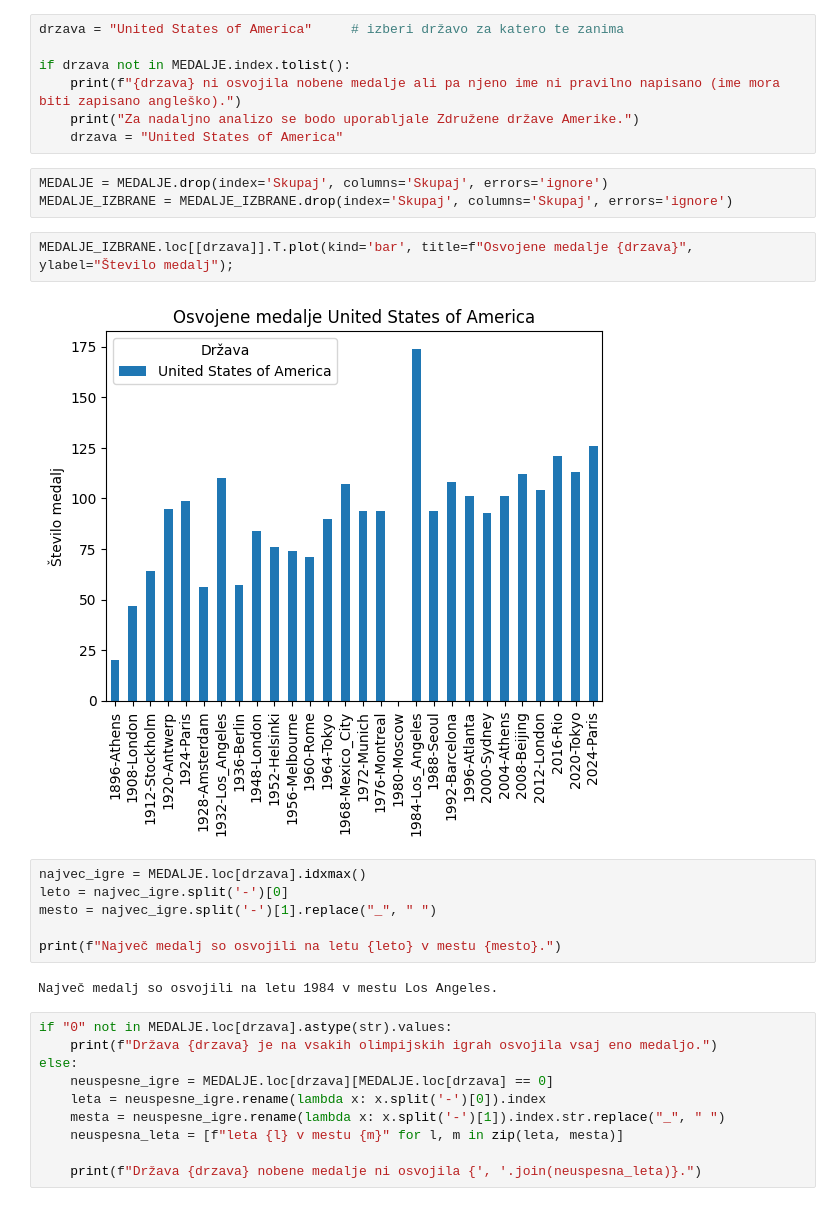
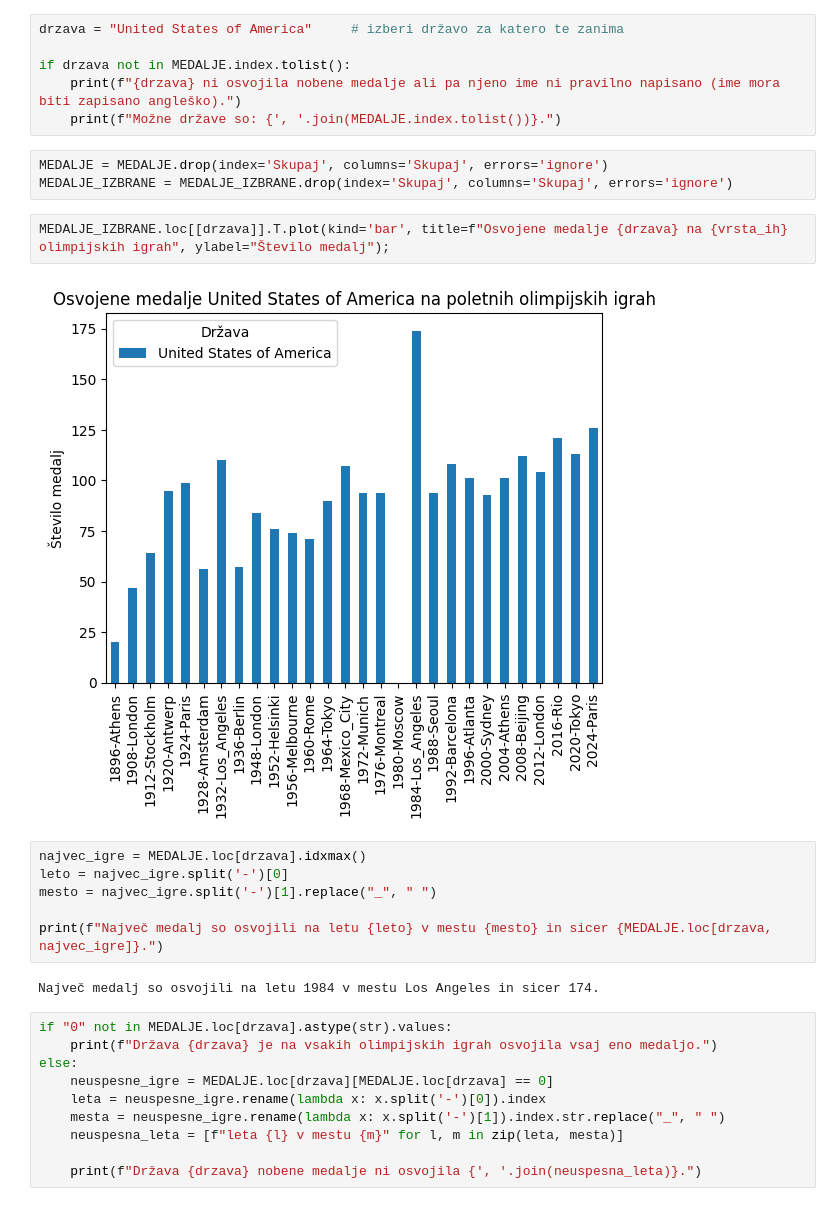
Before and after one commit to Kajaaa9/seminarska_naloga-olimpijske_igre, a Jupyter notebook: oi5_analiza.ipynb, the cells around one changed output. Cells and saved outputs as stored; diff of their text form.

```diff
--- a/oi5_analiza.ipynb
+++ b/oi5_analiza.ipynb
@@ -242,23 +257,22 @@ drzava = "United States of America"     # izberi državo za katero te zanima
 
 if drzava not in MEDALJE.index.tolist():
     print(f"{drzava} ni osvojila nobene medalje ali pa njeno ime ni pravilno napisano (ime mora biti zapisano angleško).")
-    print("Za nadaljno analizo se bodo uporabljale Združene države Amerike.")
-    drzava = "United States of America"
+    print(f"Možne države so: {', '.join(MEDALJE.index.tolist())}.")
 # %%
 MEDALJE = MEDALJE.drop(index='Skupaj', columns='Skupaj', errors='ignore')
 MEDALJE_IZBRANE = MEDALJE_IZBRANE.drop(index='Skupaj', columns='Skupaj', errors='ignore')
 # %%
-MEDALJE_IZBRANE.loc[[drzava]].T.plot(kind='bar', title=f"Osvojene medalje {drzava}", ylabel="Število medalj");
+MEDALJE_IZBRANE.loc[[drzava]].T.plot(kind='bar', title=f"Osvojene medalje {drzava} na {vrsta_ih} olimpijskih igrah", ylabel="Število medalj");
 # %% [output]
-[figure, old version]
+[figure, new version]
 # %%
 najvec_igre = MEDALJE.loc[drzava].idxmax()
 leto = najvec_igre.split('-')[0]
 mesto = najvec_igre.split('-')[1].replace("_", " ")
 
-print(f"Največ medalj so osvojili na letu {leto} v mestu {mesto}.")
+print(f"Največ medalj so osvojili na letu {leto} v mestu {mesto} in sicer {MEDALJE.loc[drzava, najvec_igre]}.")
 # %% [output]
-Največ medalj so osvojili na letu 1984 v mestu Los Angeles.
+Največ medalj so osvojili na letu 1984 v mestu Los Angeles in sicer 174.
 # %%
 if "0" not in MEDALJE.loc[drzava].astype(str).values:
     print(f"Država {drzava} je na vsakih olimpijskih igrah osvojila vsaj eno medaljo.")
```
Also changed, not shown: parts of 11 cells of this notebook, 4 other files.
